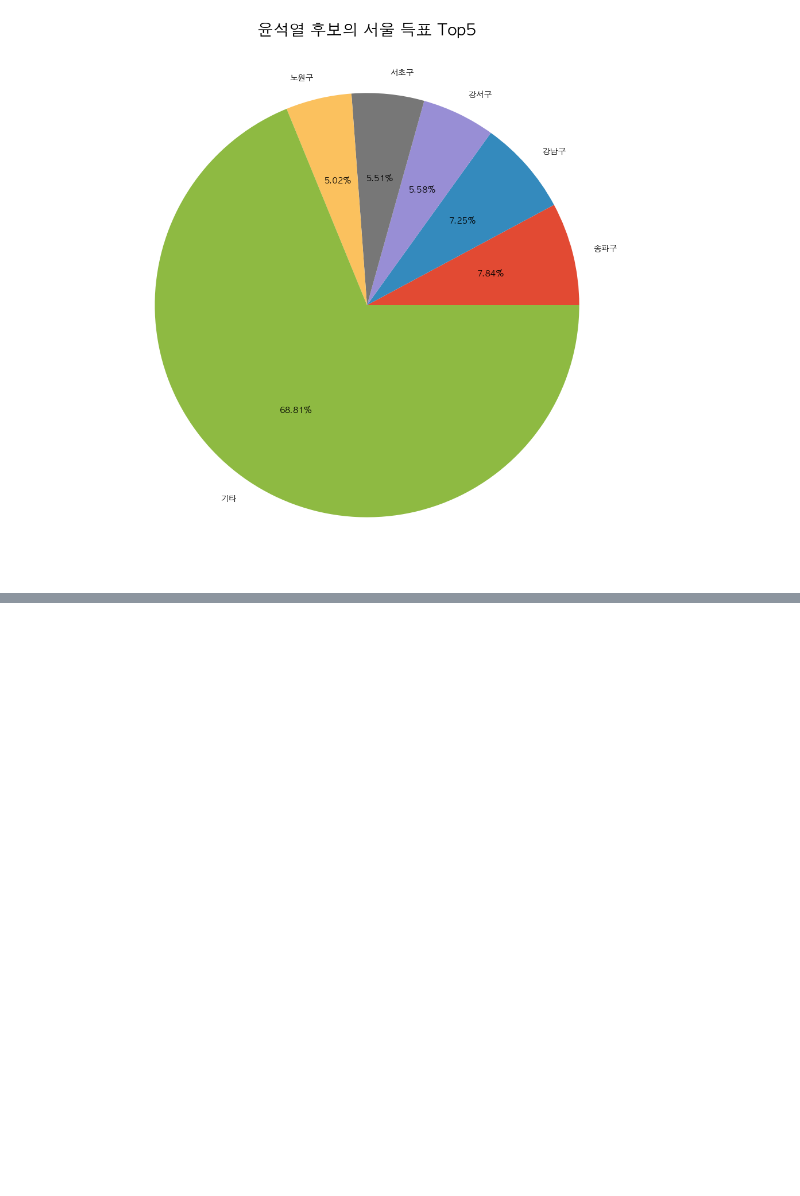
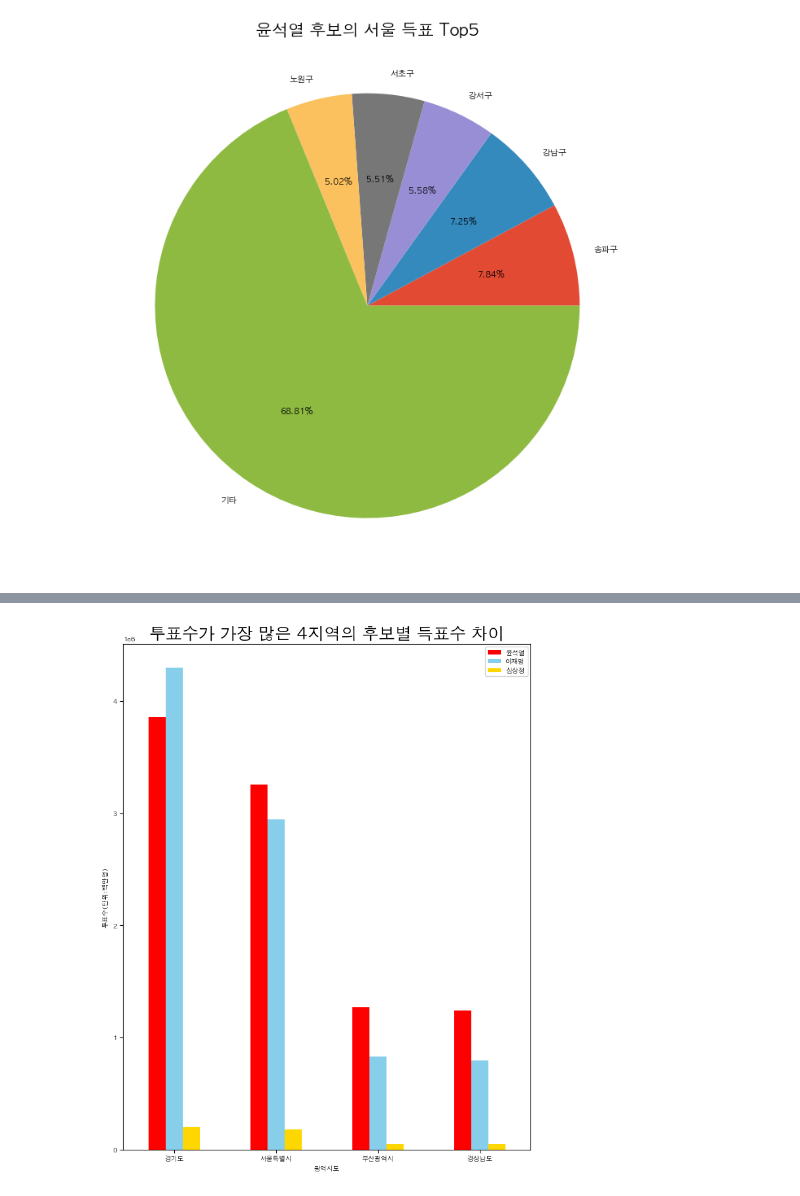
Before and after one commit to bjKim2/python_tj, a Jupyter notebook: 3.DataAnalysis/Note/12.대선자료시각화.ipynb, the cells around one changed output, grey strips where cells are left out. Cells and saved outputs as stored; diff of their text form; code cells hidden in the pictures; blank space fills up the shorter version.

```diff
--- a/3.DataAnalysis/Note/12.대선자료시각화.ipynb
+++ b/3.DataAnalysis/Note/12.대선자료시각화.ipynb
@@ -292,0 +417,4 @@ plt.show()
+# %%
+temp = election.pivot_table(['투표수','이재명','심상정','윤석열'],index='광역시도',aggfunc=sum)
+temp.sort_values('투표수',ascending=False,inplace=True)
+temp.head(4)
@@ -292,0 +428,4 @@ plt.show()
+# %%
+temp = temp.iloc[:4,:3]
+temp.sort_values('서울특별시' ,axis=1,ascending=False, inplace=True)
+temp.head()
@@ -292,0 +439,17 @@ plt.show()
+# %%
+temp.plot(
+    kind = 'bar',
+    color = ['red','skyblue','gold'],
+    ylabel = '투표수(단위:백만명)',
+
+
+)
+
+plt.xticks(rotation = 0)
+plt.yticks(range(0,5000000,1000000))
+# plt.ylim((1000000, 5000000))
+# plt.yscale('linear')
+plt.title('투표수가 가장 많은 4지역의 후보별 득표수 차이',size = 18)
+plt.show()
+# %% [output]
+[figure, added]
```
Also changed, not shown: parts of 38 cells of this notebook, 6 other files.
